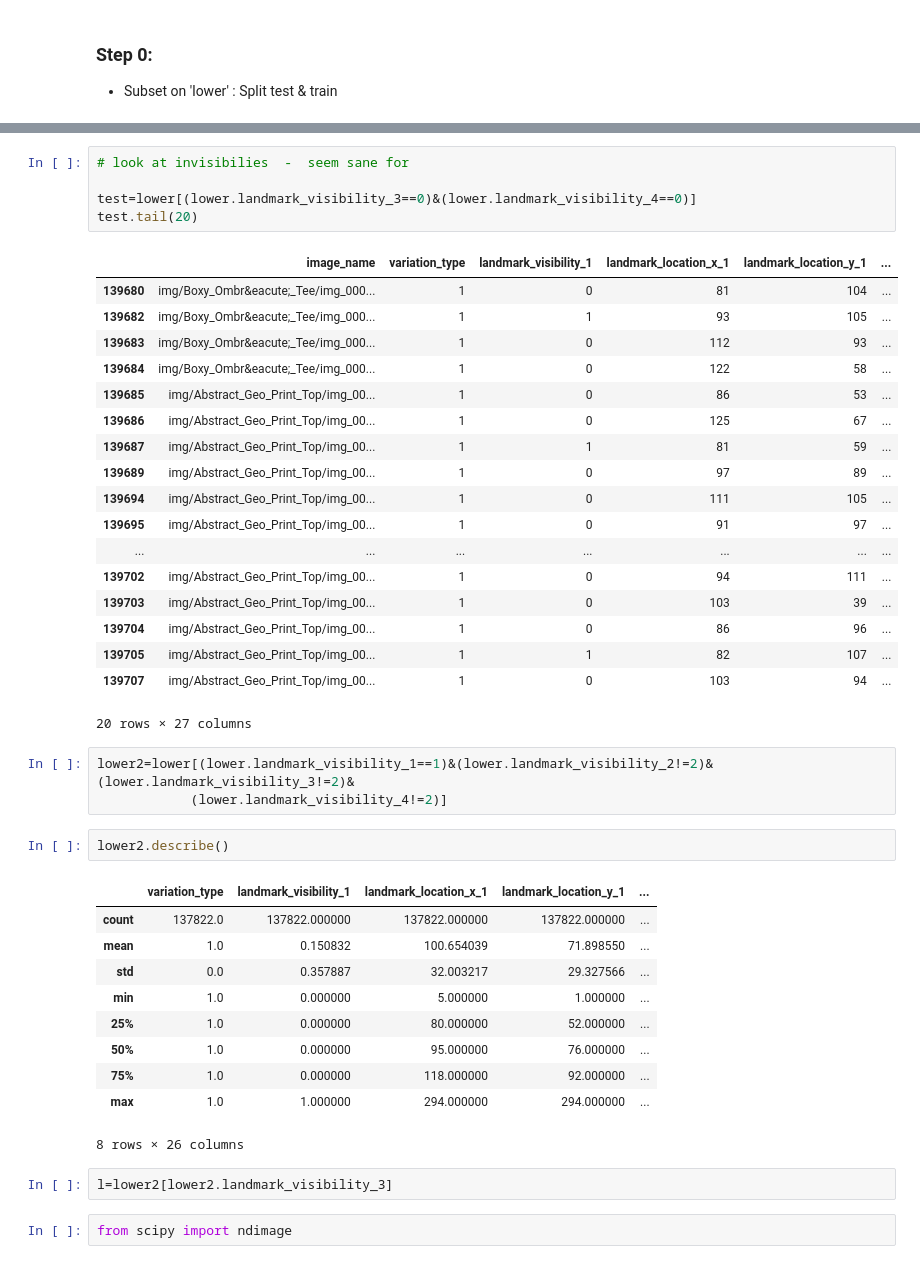
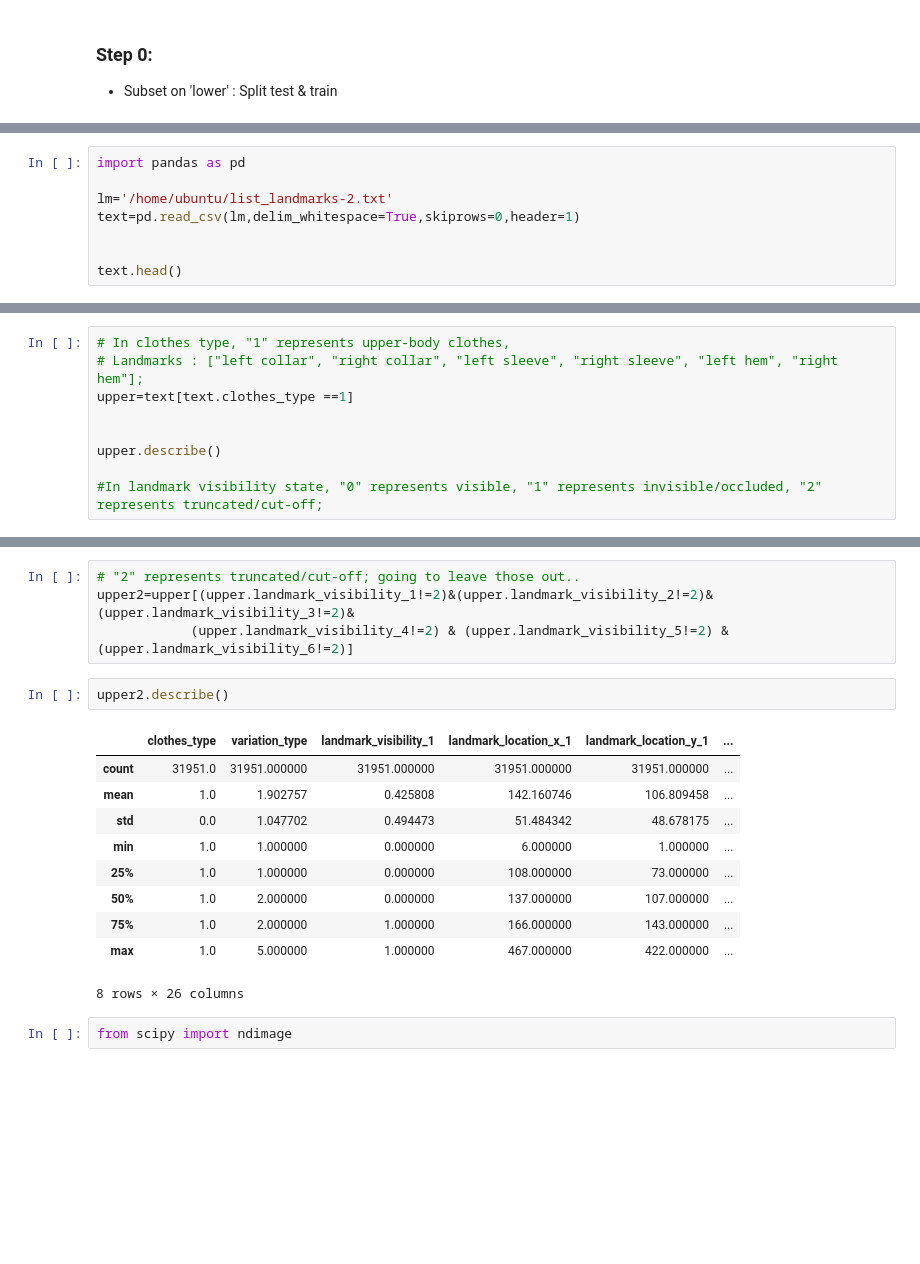
Before and after one commit to julialintern/fashionNet, a Jupyter notebook: preprocess_step_0_upper_clean.ipynb, the cells around one changed output, grey strips where cells are left out. Cells and saved outputs as stored; diff of their text form; blank space fills up the shorter version.

```diff
--- a/preprocess_step_0_upper_clean.ipynb
+++ b/preprocess_step_0_upper_clean.ipynb
@@ -33,0 +5,8 @@ lower.head(2)
+# %%
+import pandas as pd
+
+lm='/home/ubuntu/list_landmarks-2.txt'
+text=pd.read_csv(lm,delim_whitespace=True,skiprows=0,header=1)
+
+
+text.head()
@@ -33,0 +51,9 @@ lower.head(2)
+# %%
+# In clothes type, "1" represents upper-body clothes,
+# Landmarks : ["left collar", "right collar", "left sleeve", "right sleeve", "left hem", "right hem"];
+upper=text[text.clothes_type ==1]
+
+
+upper.describe()
+
+#In landmark visibility state, "0" represents visible, "1" represents invisible/occluded, "2" represents truncated/cut-off;
@@ -46,45 +110,20 @@ plt.show()
-# %%
-# look at invisibilies  -  seem sane for
-
-test=lower[(lower.landmark_visibility_3==0)&(lower.landmark_visibility_4==0)]
-test.tail(20)
-# %% [output]
-|  | image_name | variation_type | landmark_visibility_1 | landmark_location_x_1 | landmark_location_y_1 | ... |
-| 139680 | img/Boxy_Ombr&eacute;_Tee/img_000... | 1 | 0 | 81 | 104 | ... |
-| 139682 | img/Boxy_Ombr&eacute;_Tee/img_000... | 1 | 1 | 93 | 105 | ... |
-| 139683 | img/Boxy_Ombr&eacute;_Tee/img_000... | 1 | 0 | 112 | 93 | ... |
-| 139684 | img/Boxy_Ombr&eacute;_Tee/img_000... | 1 | 0 | 122 | 58 | ... |
-| 139685 | img/Abstract_Geo_Print_Top/img_00... | 1 | 0 | 86 | 53 | ... |
-| 139686 | img/Abstract_Geo_Print_Top/img_00... | 1 | 0 | 125 | 67 | ... |
-| 139687 | img/Abstract_Geo_Print_Top/img_00... | 1 | 1 | 81 | 59 | ... |
-| 139689 | img/Abstract_Geo_Print_Top/img_00... | 1 | 0 | 97 | 89 | ... |
-| 139694 | img/Abstract_Geo_Print_Top/img_00... | 1 | 0 | 111 | 105 | ... |
-| 139695 | img/Abstract_Geo_Print_Top/img_00... | 1 | 0 | 91 | 97 | ... |
-| ... | ... | ... | ... | ... | ... | ... |
-| 139702 | img/Abstract_Geo_Print_Top/img_00... | 1 | 0 | 94 | 111 | ... |
-| 139703 | img/Abstract_Geo_Print_Top/img_00... | 1 | 0 | 103 | 39 | ... |
-| 139704 | img/Abstract_Geo_Print_Top/img_00... | 1 | 0 | 86 | 96 | ... |
-| 139705 | img/Abstract_Geo_Print_Top/img_00... | 1 | 1 | 82 | 107 | ... |
-| 139707 | img/Abstract_Geo_Print_Top/img_00... | 1 | 0 | 103 | 94 | ... |
-20 rows × 27 columns
-# %%
-lower2=lower[(lower.landmark_visibility_1==1)&(lower.landmark_visibility_2!=2)&(lower.landmark_visibility_3!=2)&
-            (lower.landmark_visibility_4!=2)]
+# %%
+# "2" represents truncated/cut-off; going to leave those out..
+upper2=upper[(upper.landmark_visibility_1!=2)&(upper.landmark_visibility_2!=2)&(upper.landmark_visibility_3!=2)&
+            (upper.landmark_visibility_4!=2) & (upper.landmark_visibility_5!=2) & (upper.landmark_visibility_6!=2)]
 # %%
-lower2.describe()
+upper2.describe()
 # %% [output]
-|  | variation_type | landmark_visibility_1 | landmark_location_x_1 | landmark_location_y_1 | ... |
-| count | 137822.0 | 137822.000000 | 137822.000000 | 137822.000000 | ... |
-| mean | 1.0 | 0.150832 | 100.654039 | 71.898550 | ... |
-| std | 0.0 | 0.357887 | 32.003217 | 29.327566 | ... |
-| min | 1.0 | 0.000000 | 5.000000 | 1.000000 | ... |
-| 25% | 1.0 | 0.000000 | 80.000000 | 52.000000 | ... |
-| 50% | 1.0 | 0.000000 | 95.000000 | 76.000000 | ... |
-| 75% | 1.0 | 0.000000 | 118.000000 | 92.000000 | ... |
-| max | 1.0 | 1.000000 | 294.000000 | 294.000000 | ... |
+|  | clothes_type | variation_type | landmark_visibility_1 | landmark_location_x_1 | landmark_location_y_1 | ... |
+| count | 31951.0 | 31951.000000 | 31951.000000 | 31951.000000 | 31951.000000 | ... |
+| mean | 1.0 | 1.902757 | 0.425808 | 142.160746 | 106.809458 | ... |
+| std | 0.0 | 1.047702 | 0.494473 | 51.484342 | 48.678175 | ... |
+| min | 1.0 | 1.000000 | 0.000000 | 6.000000 | 1.000000 | ... |
+| 25% | 1.0 | 1.000000 | 0.000000 | 108.000000 | 73.000000 | ... |
+| 50% | 1.0 | 2.000000 | 0.000000 | 137.000000 | 107.000000 | ... |
+| 75% | 1.0 | 2.000000 | 1.000000 | 166.000000 | 143.000000 | ... |
+| max | 1.0 | 5.000000 | 1.000000 | 467.000000 | 422.000000 | ... |
 8 rows × 26 columns
-# %%
-l=lower2[lower2.landmark_visibility_3]
 # %%
 from scipy import ndimage
 # %%
```
Also changed, not shown: parts of 31 cells of this notebook, 1 other file.
